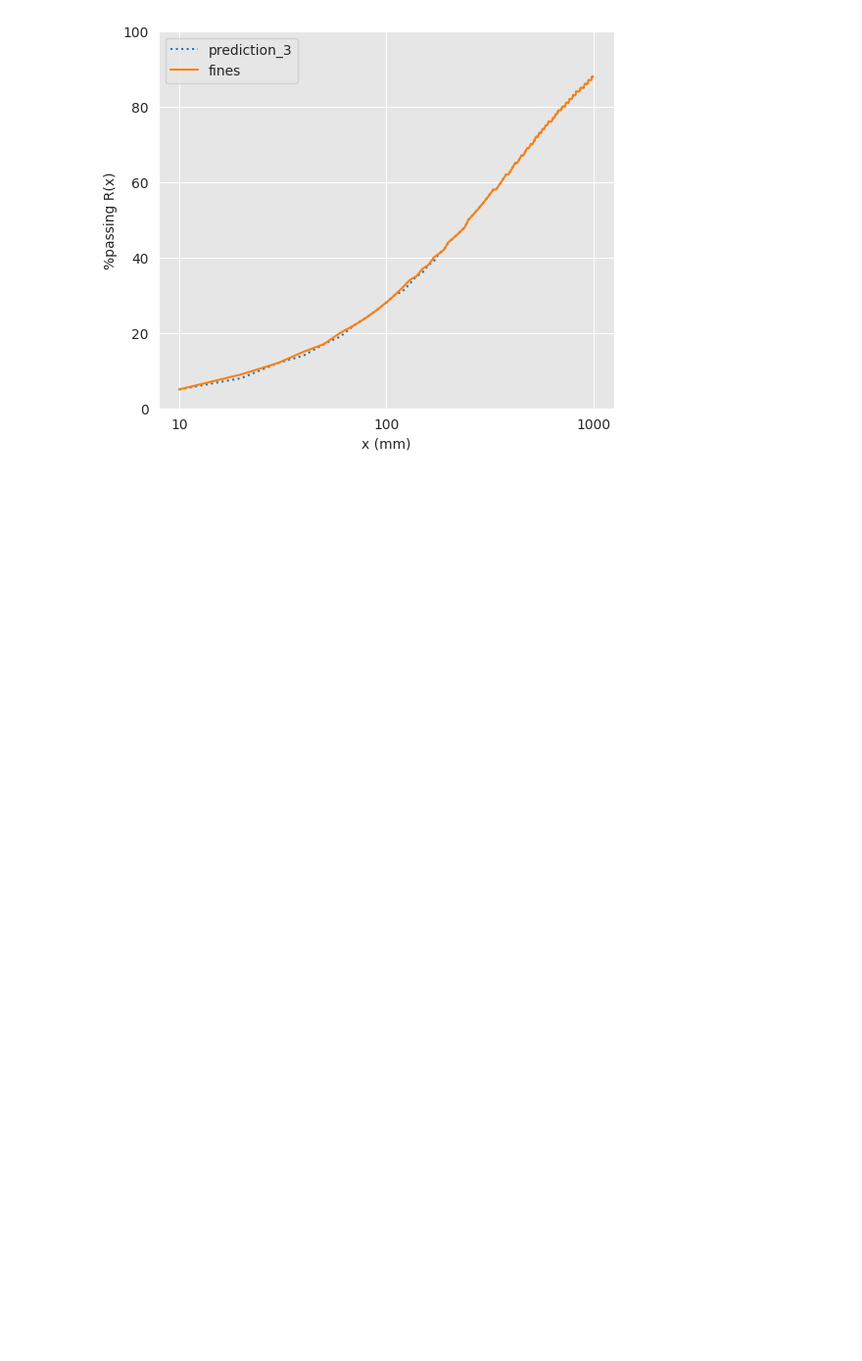
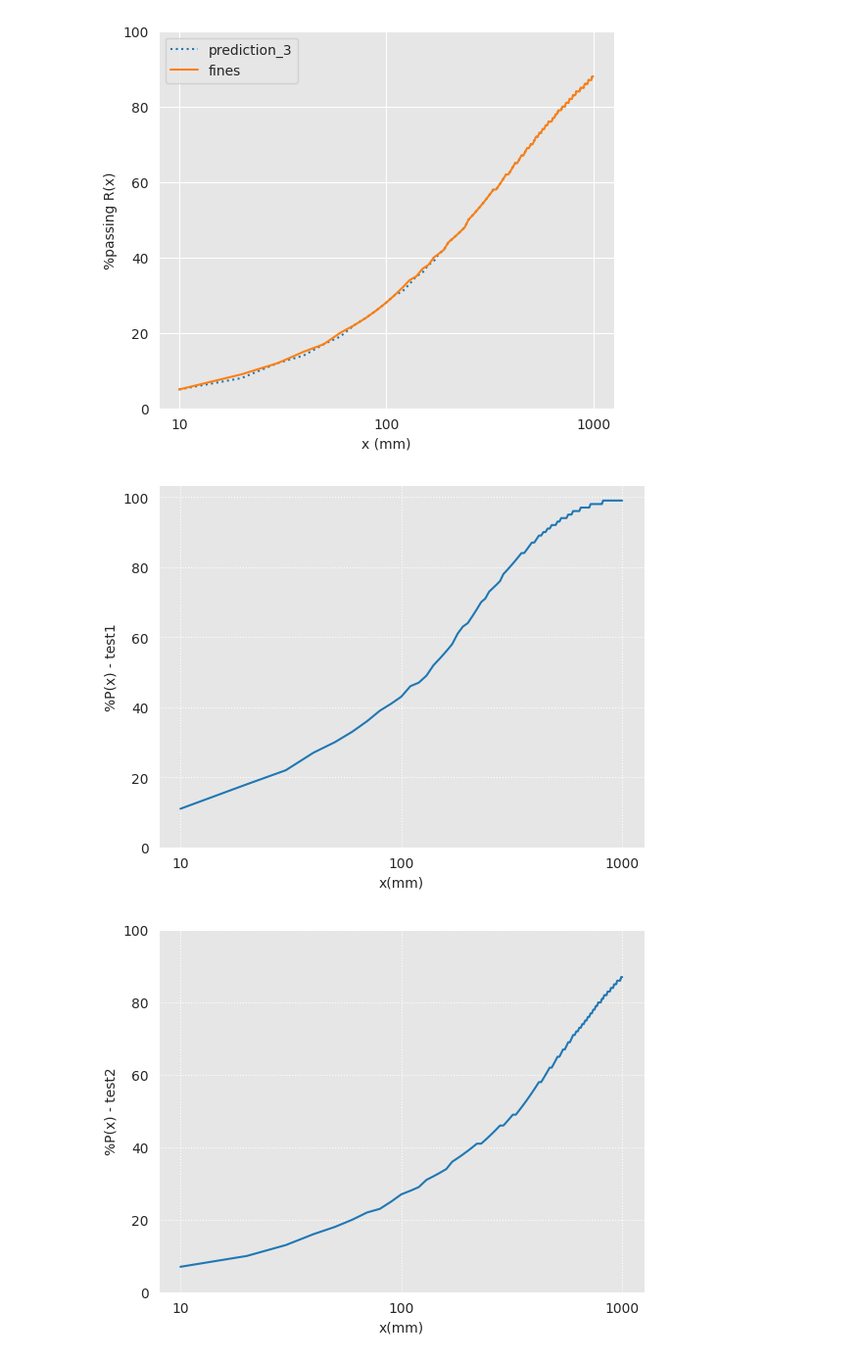
Before and after one commit to FVillanueva26/codespaces-jupyter, a Jupyter notebook: notebooks/test.ipynb, the cells around one changed output. Shown: that part at 98% size. Saved outputs shown, nothing was run; the diff lists cells and outputs as text; code cells hidden in the pictures; blank space fills up the shorter version.

Commit message:
Testing multiple plotting

```diff
--- a/notebooks/test.ipynb
+++ b/notebooks/test.ipynb
@@ -322,18 +322,23 @@ for tamiz in x:
 
     p.append(pp)
 
-sns.set_style("darkgrid", {"axes.facecolor": ".9"})
+#Set style of the plot
+sns.set_style("darkgrid", {"axes.facecolor": ".9","grid.linestyle": ":"})
 
+#Create figure, ax is every graphic you want to show
 fig, ax = plt.subplots(figsize = (6,5))
 
+#First graphic settings
 ax.plot(x,Px, label = 'prediction_1', ls = ':')
 ax.plot(x,p , label = 'fines')
 
 plt.yticks(np.arange(0,120,step=20))
 
+#Log scale for x axis.
 plt.xscale("log")
 ax.xaxis.set_major_formatter(ScalarFormatter())
 
+#Set labels of both axis
 ax.set_xlabel('x (mm)')
 ax.set_ylabel('%passing R(x)')
 
@@ -407,3 +412,32 @@ ax.legend()
 plt.show()
 # %% [output]
 [figure]
+# %%
+import matplotlib as mpl
+
+x22={'x(mm)' : x, 'test1' : p, 'test2' : p1, 'test3' : p2}
+
+dddd = pd.DataFrame(x22)
+
+for column in dddd.columns:
+    if column != 'x(mm)':
+
+        plt.figure() # Create a new figure for each plot
+        plt.plot(dddd['x(mm)'], dddd[column])
+
+        plt.yticks(np.arange(0,120,step=20))
+
+        plt.xscale("log")
+
+        #Get rid of Scientific notation
+        plt.gca().xaxis.set_major_formatter(mpl.ticker.ScalarFormatter())
+
+        #Set names for x-y axis
+        plt.xlabel('x(mm)')
+        plt.ylabel(f'%P(x) - {column}')
+
+        plt.grid(True)
+        plt.show()
+# %% [output]
+[figure, added]
+[figure, added]
```
Also changed, not shown: parts of 1 cell of this notebook.
